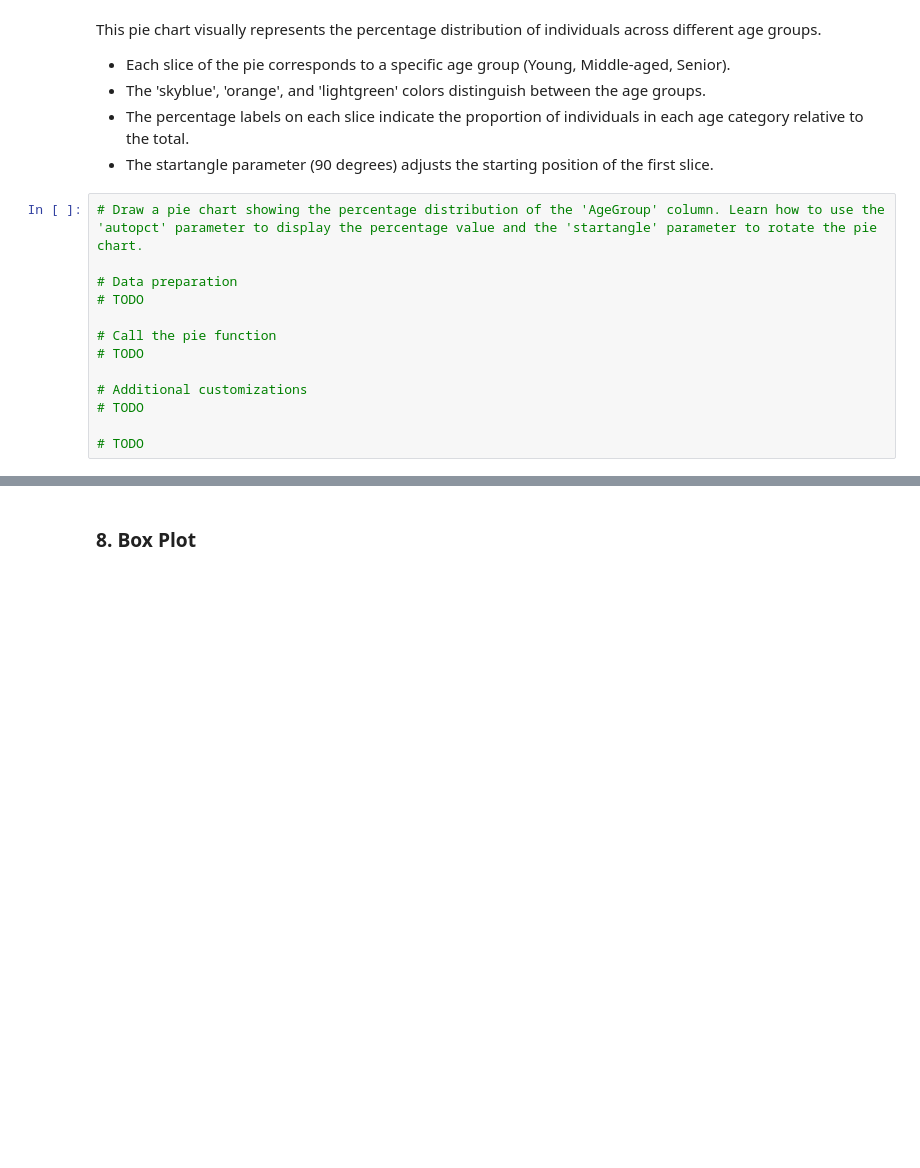
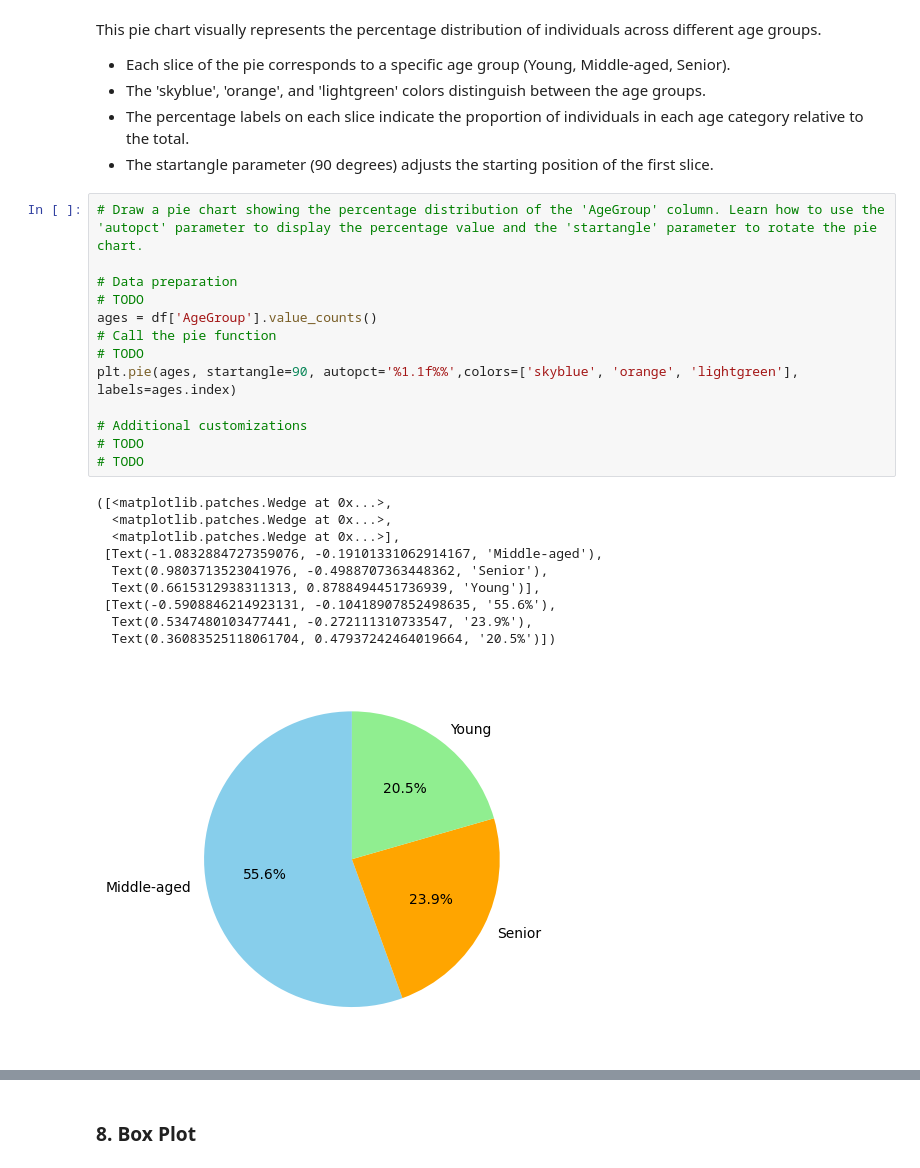
Before and after one commit to yassyass2/DR-ENb0, a Jupyter notebook: M3_A1_group5.ipynb, the cells around one changed output, grey strips where cells are left out. Saved outputs shown, nothing was run; the diff lists cells and outputs as text; blank space fills up the shorter version.

```diff
--- a/M3_A1_group5.ipynb
+++ b/M3_A1_group5.ipynb
@@ -454,13 +454,24 @@ This pie chart visually represents the percentage distribution of individuals ac
 # %%
 # Draw a pie chart showing the percentage distribution of the 'AgeGroup' column. Learn how to use the 'autopct' parameter to display the percentage value and the 'startangle' parameter to rotate the pie chart.
 
 # Data preparation
 # TODO
-
+ages = df['AgeGroup'].value_counts()
 # Call the pie function
 # TODO
+plt.pie(ages, startangle=90, autopct='%1.1f%%',colors=['skyblue', 'orange', 'lightgreen'], labels=ages.index)
 
 # Additional customizations
 # TODO
-
 # TODO
+# %% [output]
+([<matplotlib.patches.Wedge at 0x...>,
+  <matplotlib.patches.Wedge at 0x...>,
+  <matplotlib.patches.Wedge at 0x...>],
+ [Text(-1.0832884727359076, -0.19101331062914167, 'Middle-aged'),
+  Text(0.9803713523041976, -0.4988707363448362, 'Senior'),
+  Text(0.6615312938311313, 0.8788494451736939, 'Young')],
+ [Text(-0.5908846214923131, -0.10418907852498635, '55.6%'),
+  Text(0.5347480103477441, -0.272111310733547, '23.9%'),
+  Text(0.36083525118061704, 0.47937242464019664, '20.5%')])
+[figure, added]
```
Also changed, not shown: parts of 2 cells of this notebook.
